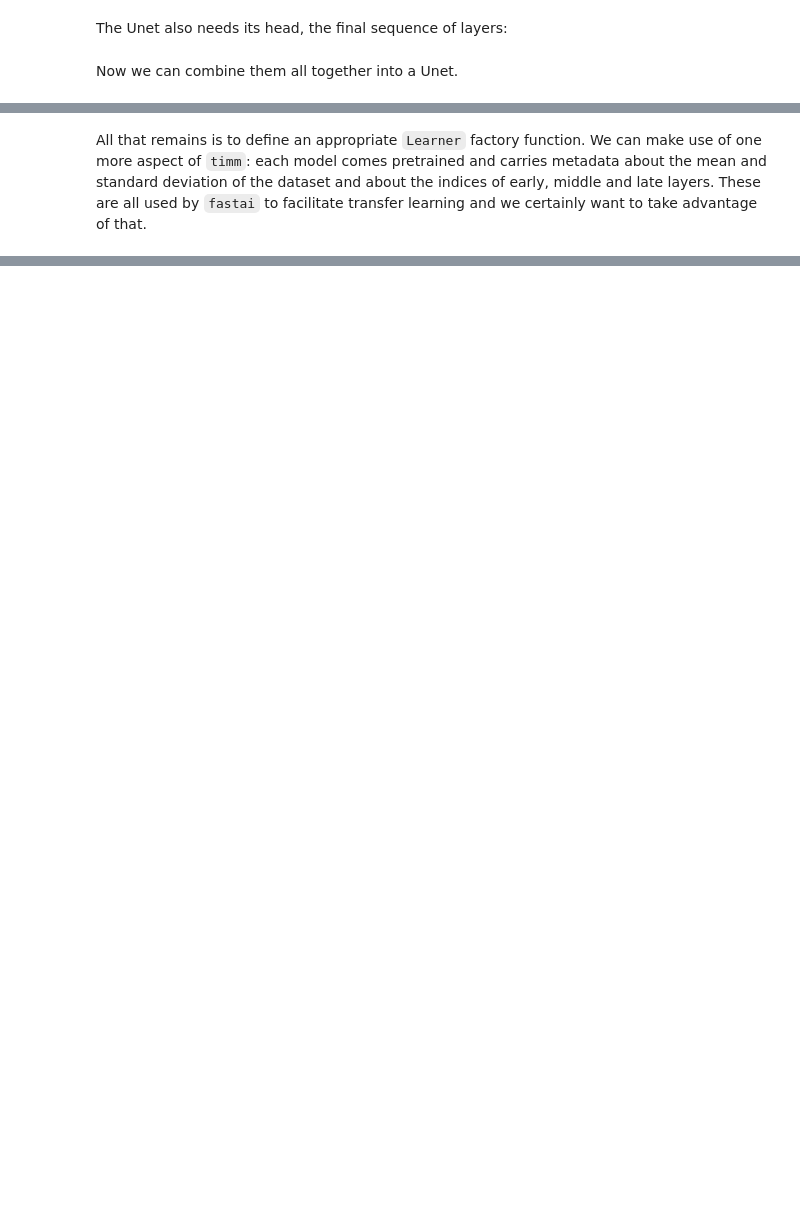
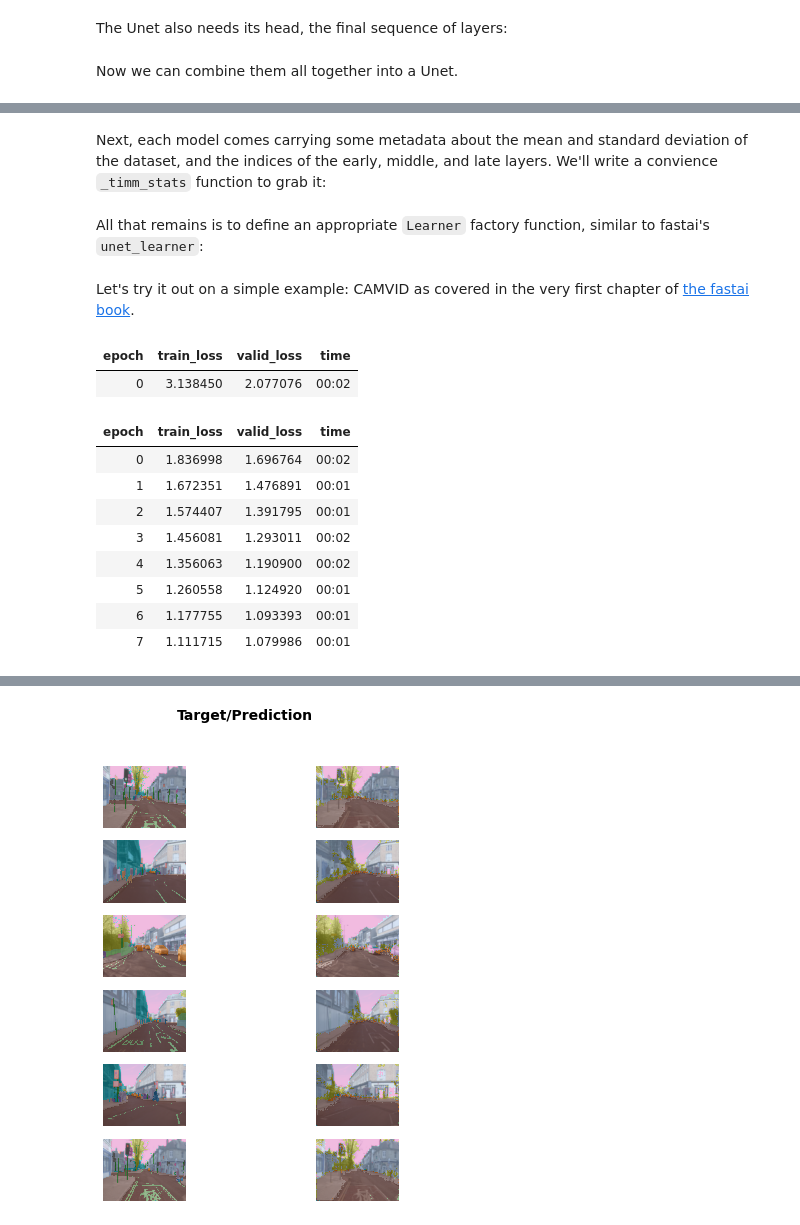
Before and after one commit to walkwithfastai/walkwithfastai.github.io, a Jupyter notebook: nbs/02_vision.external.timm.ipynb, the cells around one changed output, grey strips where cells are left out. Cells and saved outputs as stored; diff of their text form; code cells hidden in the pictures; blank space fills up the shorter version.

Commit message:
timm unet integration

```diff
--- a/nbs/02_vision.external.timm.ipynb
+++ b/nbs/02_vision.external.timm.ipynb
@@ -329,9 +334,12 @@ def _make_bottleneck(bottleneck, ni, act_cls=defaults.activation, norm_type=None
 # %%
 #exports
-class UnetDecoder(nn.Module):
+class UnetDecoder(Module):
+    """
+    Unet Decoder  based off https://gist.github.com/rwightman/f8b24f4e6f5504aba03e999e02460d31
+    """
     def __init__(self, encoder, bottleneck=None, blur=False, blur_final=True,
                  norm_type=None, act_cls=defaults.activation, init=nn.init.kaiming_normal_, **kwargs):
-        super().__init__()
+
 
         encoder_chs = encoder.feature_info.channels()[::-1]
         encoder_reds = encoder.feature_info.reduction()
@@ -367,6 +375,7 @@ The Unet also needs its head, the final sequence of layers:
 # %%
 #exports
 class UnetHead(SequentialEx):
+    "Head of a Unet Model"
     def __init__(self, up_c, n_out, last_cross=False, n_in=None, bottle=False, norm_type=None, act_cls=defaults.activation, init=nn.init.kaiming_normal_, y_range=None, **kwargs):
         layers = nn.ModuleList([ResizeToOrig()])
         if last_cross:
@@ -424,2 +446,26 @@ class TimmUnet(SequentialEx):
+# %%
+#exports
+def _get_params_from_attrs(m, ls): return params(nn.Sequential(*getattrs(m, *ls)))
+def _get_params_from_modules(modules): return params(nn.Sequential(*modules))
+
+def split_nested_list(l, idxs, left_in=None, right_in=None):
+    left_in,right_in = ifnone(left_in,L()),ifnone(right_in,L())
+    idx = int(idxs[0])
+    if len(idxs)==1: left,right = l[:idx],l[idx:]
+    else: left,right = split_nested_list(l[idx], idxs[1:], l[:idx], l[idx+1:])
+    return L(L(*left_in,*left), L(*right,*right_in))
+
+def _timm_splitter(m):
+    encoder_module_names = L(m.encoder._modules)
+    encoder_split_idxs = m.feature_info.module_name(0).split('.')
+    # the first idx is a (unique) name so we convert it to a numerical idx
+    encoder_split_idxs[0] = encoder_module_names.index(encoder_split_idxs[0])
+    encoder_modules = getattrs(m.encoder,*encoder_module_names)
+    encoder_early,encoder_late = split_nested_list(encoder_modules,encoder_split_idxs)
+    encoder_early = _get_params_from_modules(encoder_early)
+    encoder_late = _get_params_from_modules(encoder_late)
+    decoder = _get_params_from_attrs(m.decoder, L(m.decoder._modules))
+    head = _get_params_from_attrs(m.head, L(m.head._modules))
+    return L(encoder_early, encoder_late, L(*decoder, *head))
 # %% [markdown]
-All that remains is to define an appropriate `Learner` factory function. We can make use of one more aspect of `timm`: each model comes pretrained and carries metadata about the mean and standard deviation of the dataset and about the indices of early, middle and late layers. These are all used by `fastai` to facilitate transfer learning and we certainly want to take advantage of that.
+Next, each model comes carrying some metadata about the mean and standard deviation of the dataset, and the indices of the early, middle, and late layers. We'll write a convience `_timm_stats` function to grab it:
@@ -426 +475,3 @@ All that remains is to define an appropriate `Learner` factory function. We can
+# %% [markdown]
+All that remains is to define an appropriate `Learner` factory function, similar to fastai's `unet_learner`:
 # %%
@@ -461,3 +500,27 @@ def timm_unet_learner(dls, arch, normalize=True, n_in=None, n_out=None, pretrain
     # keep track of args for loggers
     store_attr('arch,normalize,n_out,pretrained', self=learn, **kwargs)
     return learn
+# %% [markdown]
+Let's try it out on a simple example: CAMVID as covered in the very first chapter of [the fastai book](https://github.com/fastai/fastbook/blob/master/01_intro.ipynb).
+# %%
+path = untar_data(URLs.CAMVID_TINY)
+dls = SegmentationDataLoaders.from_label_func(
+    path, bs=8, fnames = get_image_files(path/"images"),
+    label_func = lambda o: path/'labels'/f'{o.stem}_P{o.suffix}',
+    codes = np.loadtxt(path/'codes.txt', dtype=str))
+
+learn = timm_unet_learner(dls, 'efficientnet_b1')
+learn.fine_tune(8)
+learn.show_results(max_n=6, figsize=(7,8))
+# %% [output]
+| epoch | train_loss | valid_loss | time |
+| 0 | 3.138450 | 2.077076 | 00:02 |
+| epoch | train_loss | valid_loss | time |
+| 0 | 1.836998 | 1.696764 | 00:02 |
+| 1 | 1.672351 | 1.476891 | 00:01 |
+| 2 | 1.574407 | 1.391795 | 00:01 |
+| 3 | 1.456081 | 1.293011 | 00:02 |
+| 4 | 1.356063 | 1.190900 | 00:02 |
+| 5 | 1.260558 | 1.124920 | 00:01 |
+| 6 | 1.177755 | 1.093393 | 00:01 |
+| 7 | 1.111715 | 1.079986 | 00:01 |
@@ -463,0 +528 @@ def timm_unet_learner(dls, arch, normalize=True, n_in=None, n_out=None, pretrain
+[figure, added]
```
Also changed, not shown: parts of 16 cells of this notebook, 2 other files.
